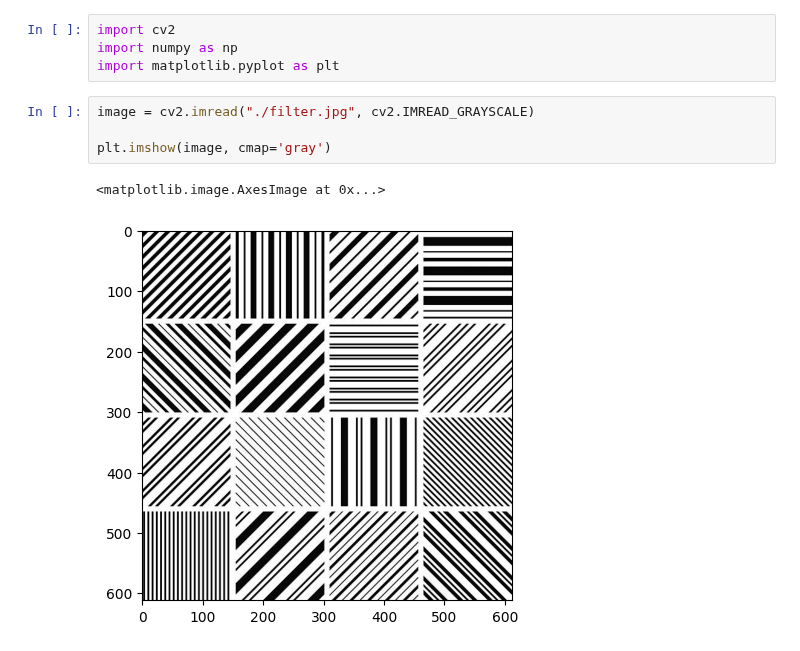
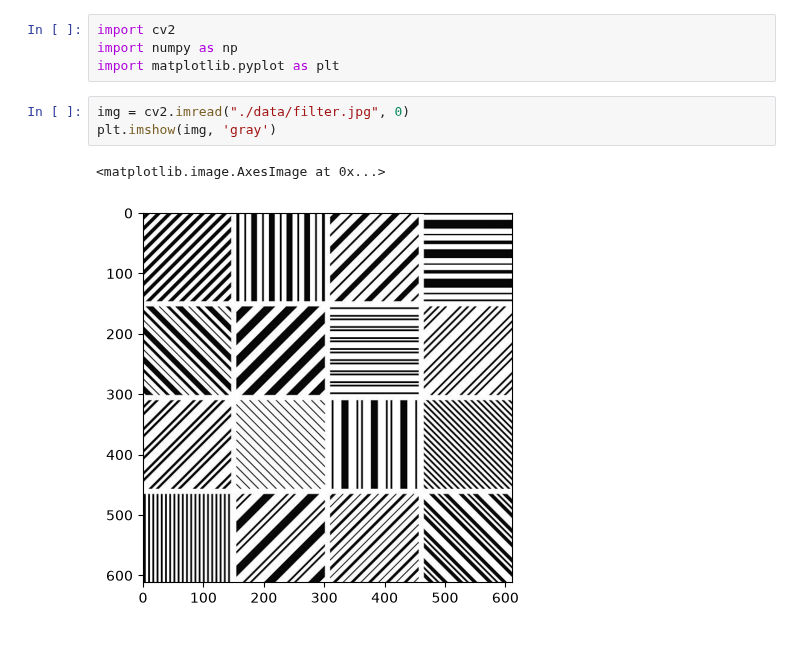
Before and after one commit to htetaunglynn94/Computer-Vision-with-CNN-TensorFlow-and-PyTorch, a Jupyter notebook: 05-OpenCV/10-image_filters.ipynb, the cells around one changed output. Cells and saved outputs as stored; diff of their text form.

Commit message:
added image filters lesson

```diff
--- a/05-OpenCV/10-image_filters.ipynb
+++ b/05-OpenCV/10-image_filters.ipynb
@@ -3,9 +3,8 @@ import cv2
 import numpy as np
 import matplotlib.pyplot as plt
 # %%
-image = cv2.imread("./filter.jpg", cv2.IMREAD_GRAYSCALE)
-
-plt.imshow(image, cmap='gray')
+img = cv2.imread("./data/filter.jpg", 0)
+plt.imshow(img, 'gray')
 # %% [output]
 <matplotlib.image.AxesImage at 0x...>
-[figure, old version]
+[figure, new version]
```
Also changed, not shown: parts of 7 cells of this notebook, 1 other file.
